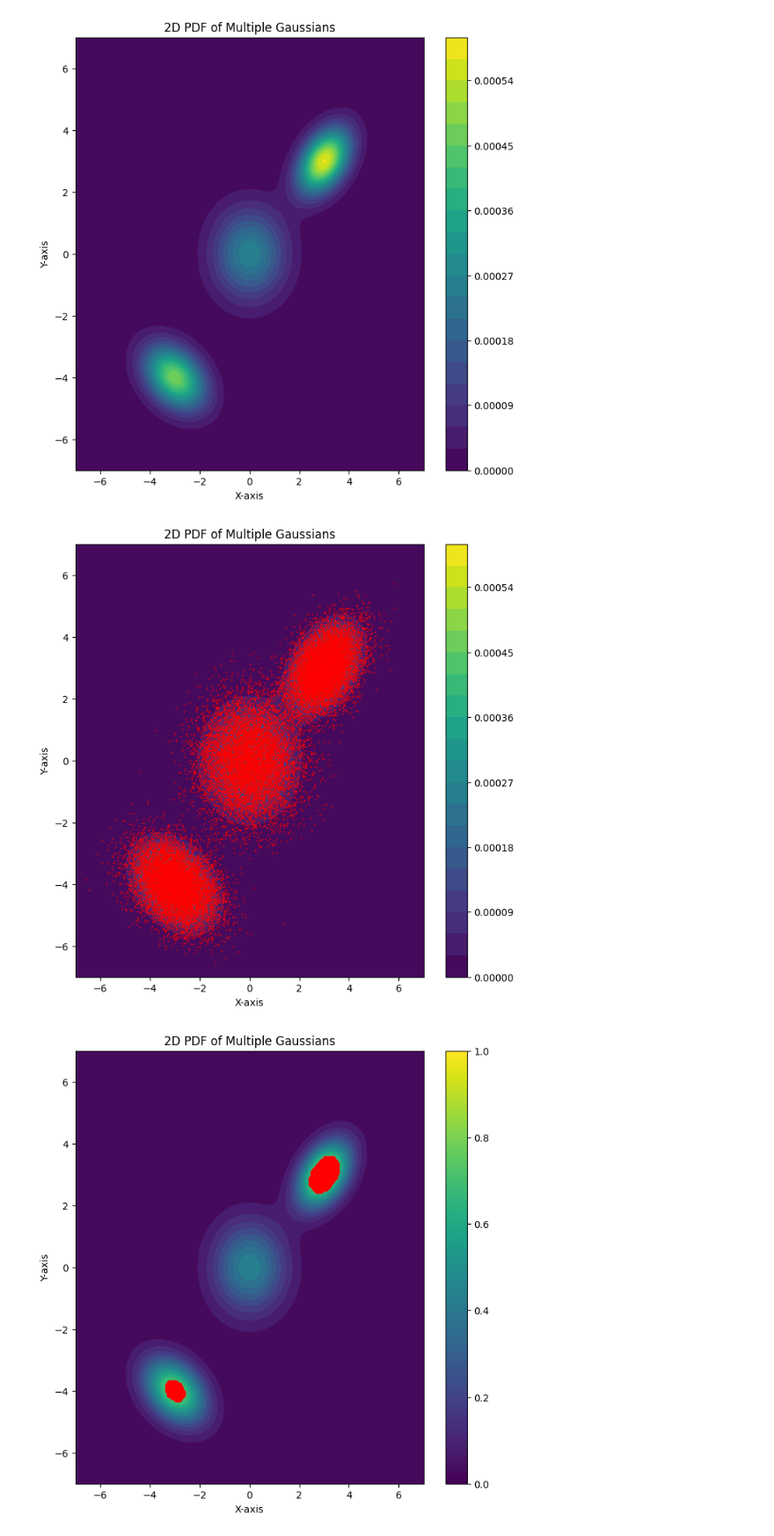
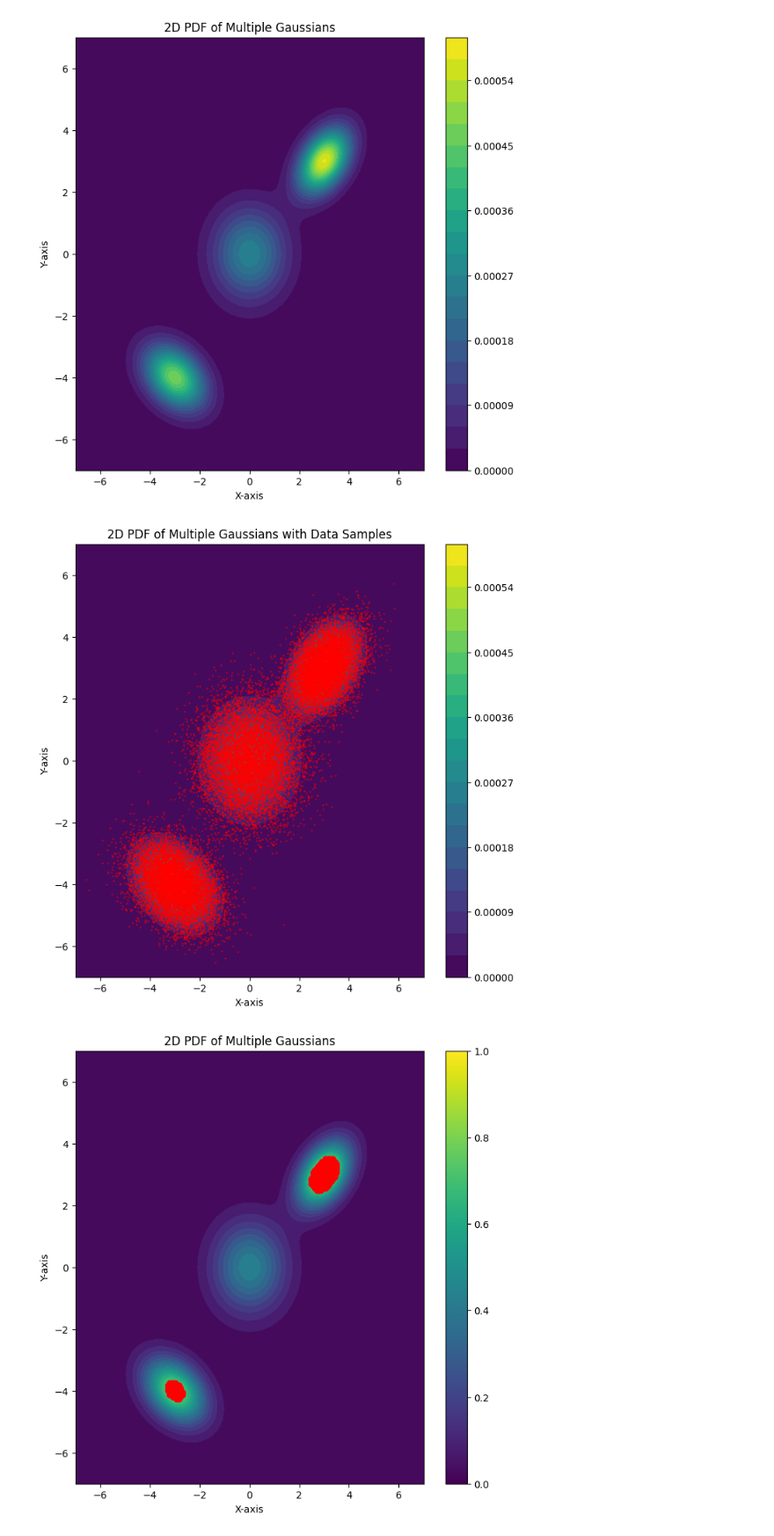
Before and after one commit to batuceng/max_quantile, a Jupyter notebook: 2d_prototypes_v1.ipynb, the cells around one changed output. Shown at 88% size. Drawn from its saved outputs; the diff is of its cells as text; code cells hidden in the pictures.

```diff
--- a/2d_prototypes_v1.ipynb
+++ b/2d_prototypes_v1.ipynb
@@ -1,62 +1,71 @@
 # %%
 import numpy as np
 import matplotlib.pyplot as plt
+from scipy.stats import multivariate_normal
 
 np.random.seed(0)
 
-# Define parameters for multiple Gaussians
+# Centers of the Gaussians
 means = [(0, 0),
          (3, 3),
-         (-3, -4)]  # Centers of the Gaussians
+         (-3, -4)]
+# Covariance matrices
 covariances = [ [[1, 0],
                  [0, 1]],
                [[0.5, 0.2],
                 [0.2, 0.5]],
                [[0.7, -0.2],
-                [-0.2, 0.5]] ]  # Covariance matrices
+                [-0.2, 0.5]] ]
+# Number of data samples
 sizes = [10000,
          10000,
          10000]
 
-# Generate grid for plotting
+# Grid space (-7,7)x(-7,7)
 x = np.linspace(-7, 7, 200)
 y = np.linspace(-7, 7, 200)
 X, Y = np.meshgrid(x, y)
 pos = np.dstack((X, Y))
 
 # Create the combined Gaussian distribution
 Z = np.zeros(X.shape)
 data_samples = []
 for mean, cov, size in zip(means, covariances, sizes):
-    rv = np.random.multivariate_normal(mean, cov, size=(size,))
+    # Generate data samples from the Gaussian
+    rv = np.random.multivariate_normal(mean, cov, size=size)
     data_samples.append(rv)
-    Z += np.exp(-0.5 * (np.sum(np.dot(pos - mean, np.linalg.inv(cov)) * (pos - mean), axis=2))) * np.linalg.det(cov)**(-1/2) * size
+
+    # Add the Gaussian PDF contribution to the grid
+    rv_pdf = multivariate_normal(mean, cov).pdf(pos)
+    # Z += np.exp(-0.5 * (np.sum(np.dot(pos - mean, np.linalg.inv(cov)) * (pos - mean), axis=2))) * np.linalg.det(cov)**(-1/2) * size
+    Z += rv_pdf * size  # Weight by the number of samples for each distribution
+
 data_samples = np.vstack(data_samples)
 
 # Normalize the combined distribution
 Z /= np.sum(Z)
 
 # Plot the 2D PDF
 plt.figure(figsize=(8, 8))
 plt.contourf(X, Y, Z, levels=20, cmap='viridis')
 plt.colorbar()
 plt.title('2D PDF of Multiple Gaussians')
 plt.xlabel('X-axis')
 plt.ylabel('Y-axis')
 plt.show()
 
-# Plot the 2D PDF
+# Plot the 2D PDF with data samples
 plt.figure(figsize=(8, 8))
 plt.contourf(X, Y, Z, levels=20, cmap='viridis')
 plt.colorbar()
 plt.scatter(data_samples[:,0], data_samples[:,1], c='r', s=1, marker='x', alpha=0.5)
-plt.title('2D PDF of Multiple Gaussians')
+plt.title('2D PDF of Multiple Gaussians with Data Samples')
 plt.xlabel('X-axis')
 plt.ylabel('Y-axis')
 plt.show()
 # %% [output]
 [figure]
-[figure, old version]
+[figure, new version]
 # %%
 # Flatten the Z array and sort it in descending order
 Z_flat = Z.flatten()
```
Also changed, not shown: parts of 9 cells of this notebook.
